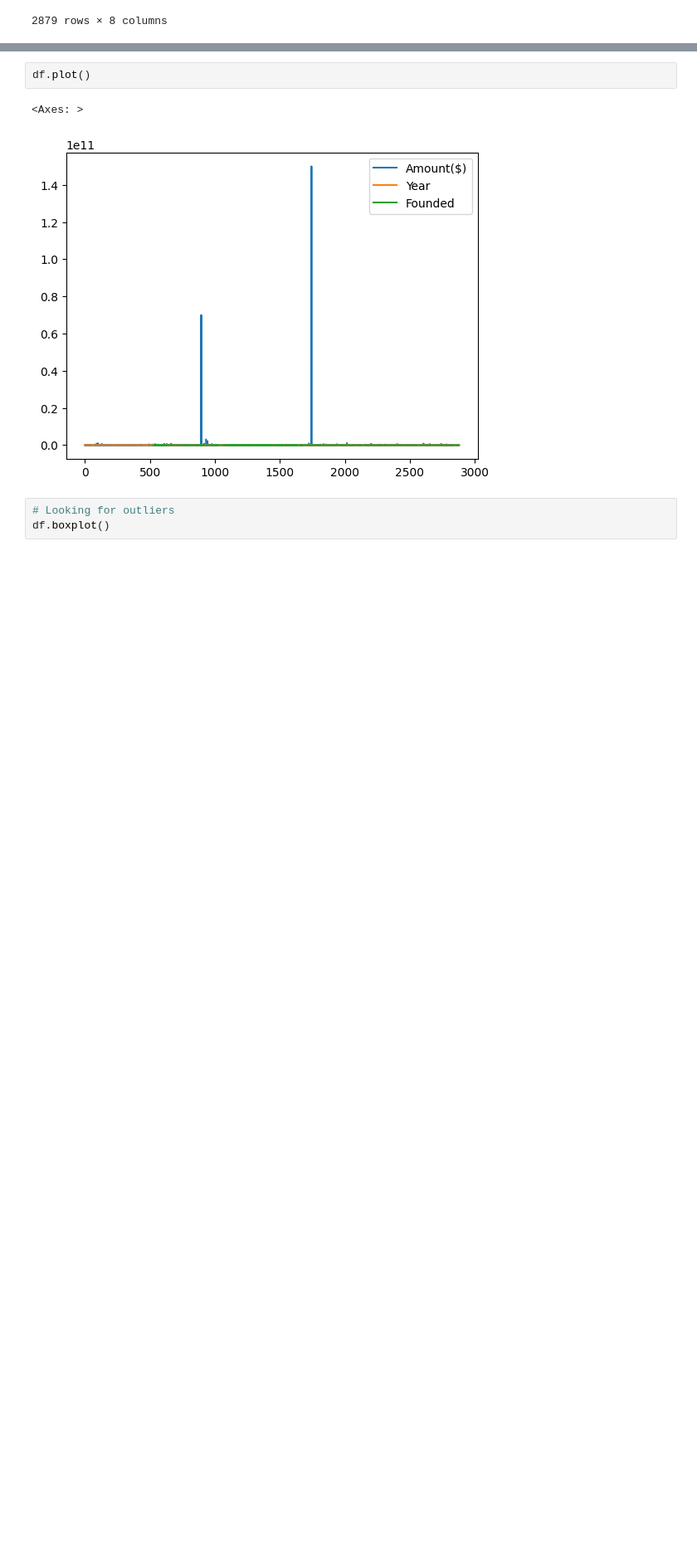
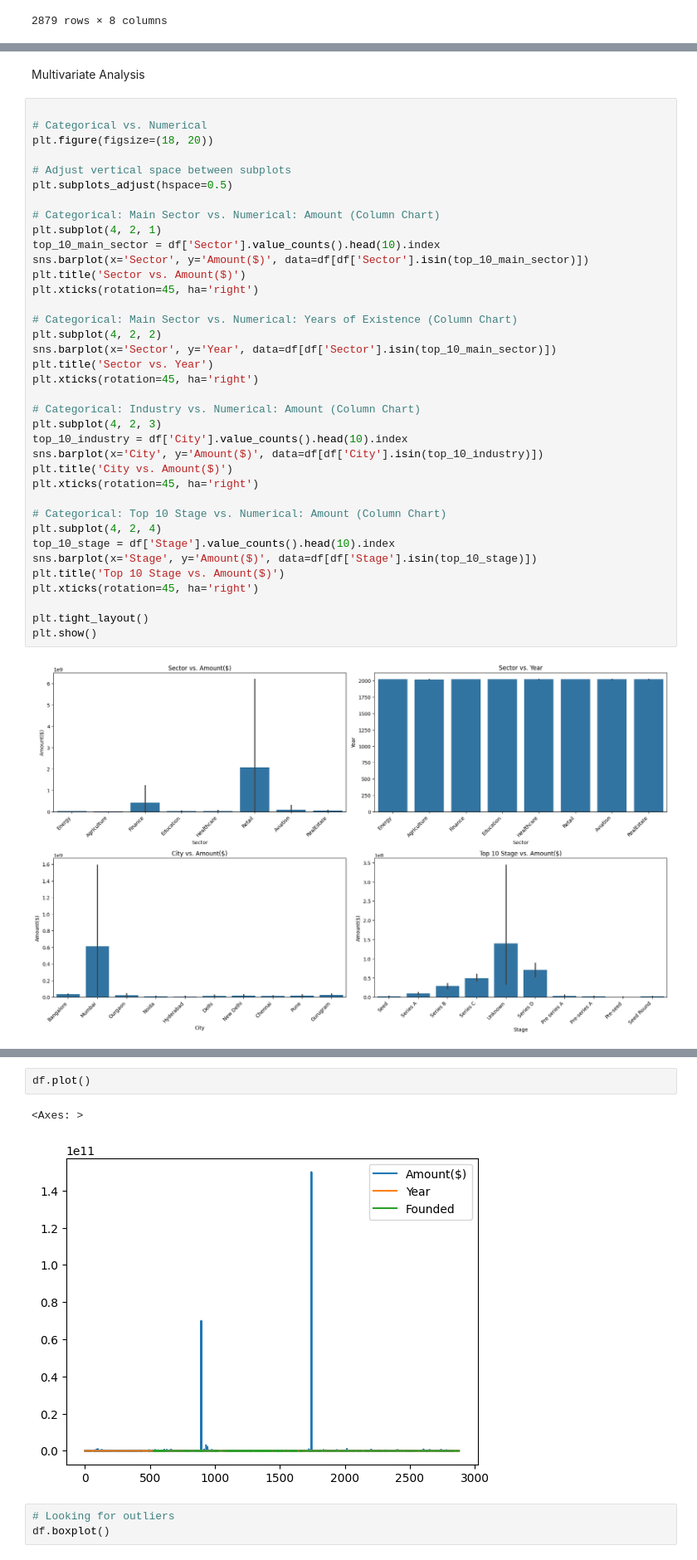
Before and after one commit to MoIdris/A-Data-Analytics-Project, a Jupyter notebook: Indian_Start-up.ipynb, the cells around one changed output, grey strips where cells are left out. Shown at 83% size. Saved outputs shown, nothing was run; the diff lists cells and outputs as text; blank space fills up the shorter version.

```diff
--- a/Indian_Start-up.ipynb
+++ b/Indian_Start-up.ipynb
@@ -1238,0 +1289,41 @@ df.select_dtypes(include='object')
+# %% [markdown]
+Multivariate Analysis
+# %%
+
+# Categorical vs. Numerical
+plt.figure(figsize=(18, 20))
+
+# Adjust vertical space between subplots
+plt.subplots_adjust(hspace=0.5)
+
+# Categorical: Main Sector vs. Numerical: Amount (Column Chart)
+plt.subplot(4, 2, 1)
+top_10_main_sector = df['Sector'].value_counts().head(10).index
+sns.barplot(x='Sector', y='Amount($)', data=df[df['Sector'].isin(top_10_main_sector)])
+plt.title('Sector vs. Amount($)')
+plt.xticks(rotation=45, ha='right')
+
+# Categorical: Main Sector vs. Numerical: Years of Existence (Column Chart)
+plt.subplot(4, 2, 2)
+sns.barplot(x='Sector', y='Year', data=df[df['Sector'].isin(top_10_main_sector)])
+plt.title('Sector vs. Year')
+plt.xticks(rotation=45, ha='right')
+
+# Categorical: Industry vs. Numerical: Amount (Column Chart)
+plt.subplot(4, 2, 3)
+top_10_industry = df['City'].value_counts().head(10).index
+sns.barplot(x='City', y='Amount($)', data=df[df['City'].isin(top_10_industry)])
+plt.title('City vs. Amount($)')
+plt.xticks(rotation=45, ha='right')
+
+# Categorical: Top 10 Stage vs. Numerical: Amount (Column Chart)
+plt.subplot(4, 2, 4)
+top_10_stage = df['Stage'].value_counts().head(10).index
+sns.barplot(x='Stage', y='Amount($)', data=df[df['Stage'].isin(top_10_stage)])
+plt.title('Top 10 Stage vs. Amount($)')
+plt.xticks(rotation=45, ha='right')
+
+plt.tight_layout()
+plt.show()
+# %% [output]
+[figure, added]
```
Also changed, not shown: parts of 8 cells of this notebook.
